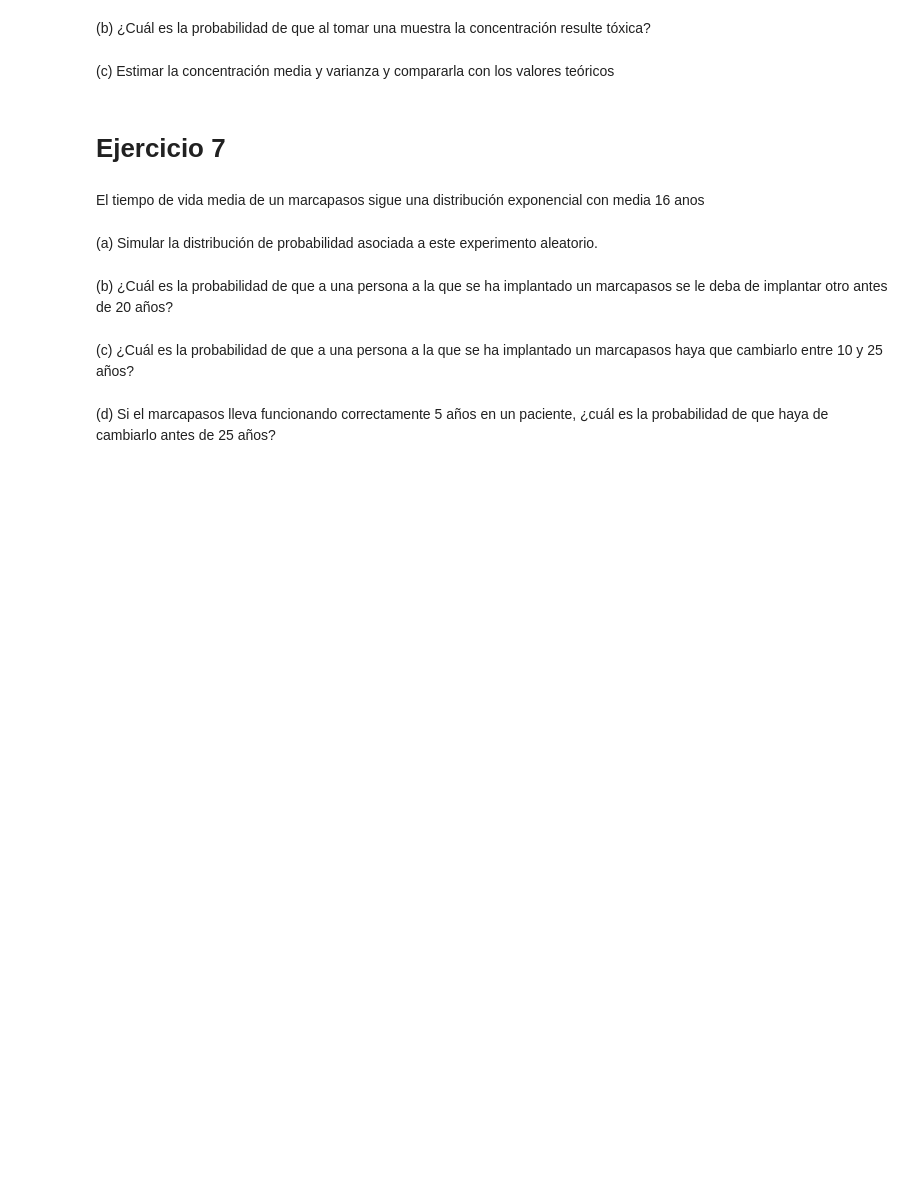
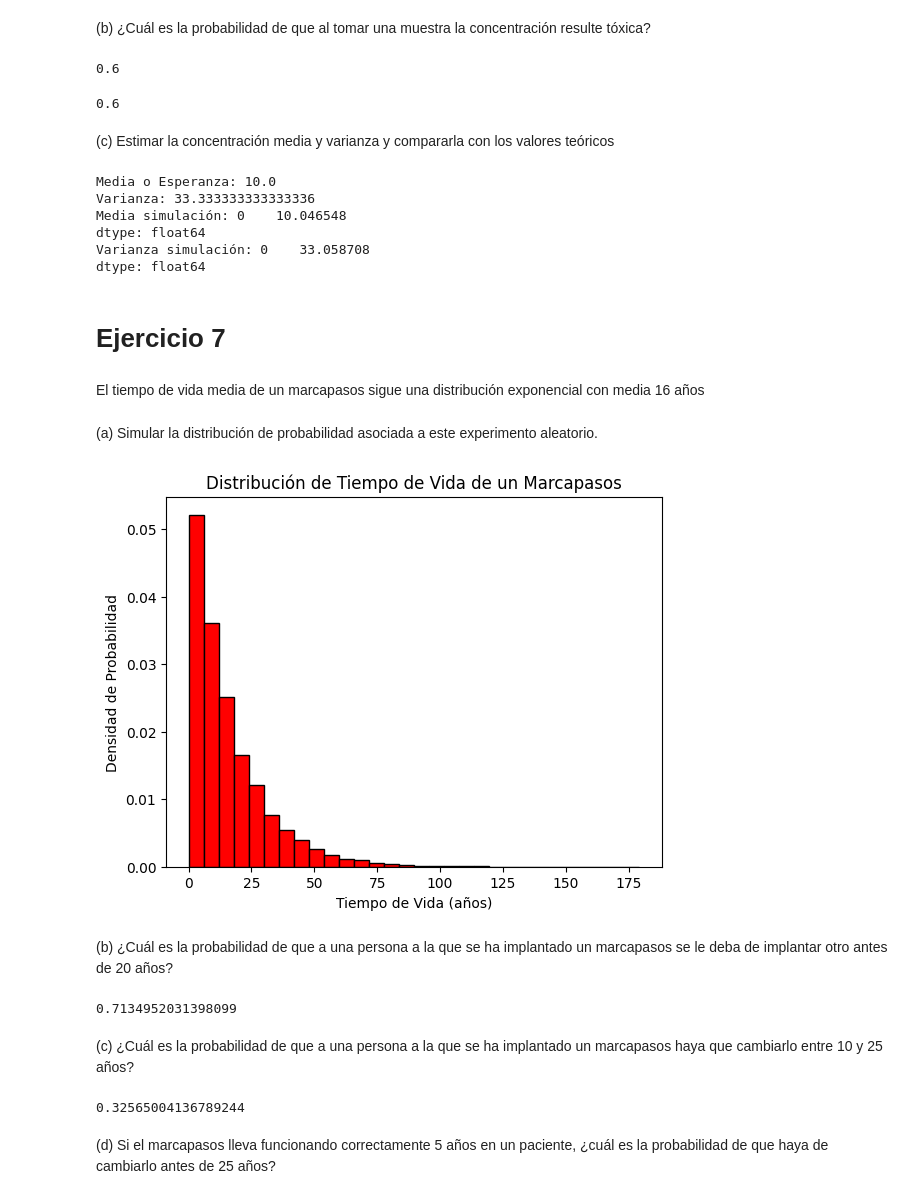
Before and after one commit to Ricardomanuel1/Maestr-a_Ciencia_de_Datos, a Jupyter notebook: ACTIVIDAD_1_Distribuciones_de_probabilidad.ipynb, the cells around one changed output. Cells and saved outputs as stored; diff of their text form; code cells hidden in the pictures; blank space fills up the shorter version.

```diff
--- a/ACTIVIDAD_1_Distribuciones_de_probabilidad.ipynb
+++ b/ACTIVIDAD_1_Distribuciones_de_probabilidad.ipynb
@@ -205,4 +239,15 @@ concentración se considera tóxica a partir de 8 millones.
 # %% [markdown]
 (b) ¿Cuál es la probabilidad de que al tomar una muestra la concentración resulte tóxica?
+# %%
+#P(X>8)
+P=(20-8)/(20-0)
+print(P)
+# %% [output]
+0.6
+# %%
+#P(X>8)=1-P(X<=8)
+1-stats.uniform.cdf(8,0,20)
+# %% [output]
+0.6
 # %% [markdown]
 (c) Estimar la concentración media y varianza y compararla con los valores teóricos
@@ -209,13 +258,52 @@ concentración se considera tóxica a partir de 8 millones.
+# %%
+print('Media o Esperanza:',(a+b)/2)
+print('Varianza:',(b-a)**2/12)
+print('Media simulación:',data_X.mean())
+print('Varianza simulación:',data_X.var())
+# %% [output]
+Media o Esperanza: 10.0
+Varianza: 33.333333333333336
+Media simulación: 0    10.046548
+dtype: float64
+Varianza simulación: 0    33.058708
+dtype: float64
 # %% [markdown]
 # Ejercicio 7
 # %% [markdown]
-El tiempo de vida media de un marcapasos sigue una distribución exponencial con media 16 anos
+El tiempo de vida media de un marcapasos sigue una distribución exponencial con media 16 años
 # %% [markdown]
  (a) Simular la distribución de probabilidad asociada a este experimento aleatorio.
+# %%
+num_simu = 10000
+media=16
+# Generar muestras aleatorias de una distribución exponencial
+muestras = np.random.exponential(scale=media, size=num_simu)
+
+# Graficar la distribución de probabilidad
+plt.hist(muestras, bins=30, density=True, color='red', edgecolor='black')
+plt.title('Distribución de Tiempo de Vida de un Marcapasos')
+plt.xlabel('Tiempo de Vida (años)')
+plt.ylabel('Densidad de Probabilidad')
+plt.show()
+# %% [output]
+[figure, added]
 # %% [markdown]
  (b) ¿Cuál es la probabilidad de que a una persona a la que se ha implantado un marcapasos se le deba de implantar otro antes de 20 años?
+# %%
+# Lambda=1/16
+# P(X<20) = cdf(20)
+stats.expon.cdf(x=20, scale=16)
+# %% [output]
+0.7134952031398099
 # %% [markdown]
 (c) ¿Cuál es la probabilidad de que a una persona a la que se ha implantado un marcapasos haya que cambiarlo entre 10 y 25 años?
+# %%
+# Nos piden P(10<=X<=25)
+# P(10<=X<=25) = P(X<=25) - P(X<=10)
+# P(10<X<=25) =  cdf(25) - cdf(10)
+stats.expon.cdf(x=25, scale=16) - stats.expon.cdf(x=10, scale=16)
+# %% [output]
+0.32565004136789244
 # %% [markdown]
 (d) Si el marcapasos lleva funcionando correctamente 5
 años en un paciente, ¿cuál es la probabilidad de que haya de cambiarlo antes de 25 años?
```
Also changed, not shown: parts of 13 cells of this notebook.
